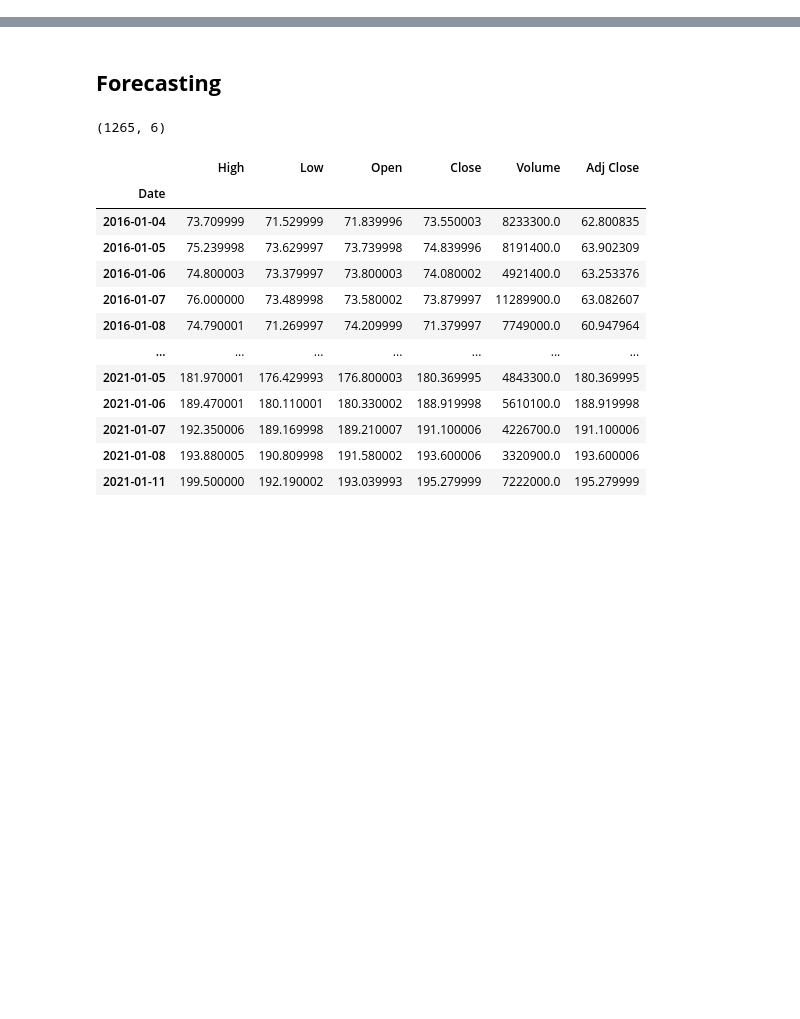
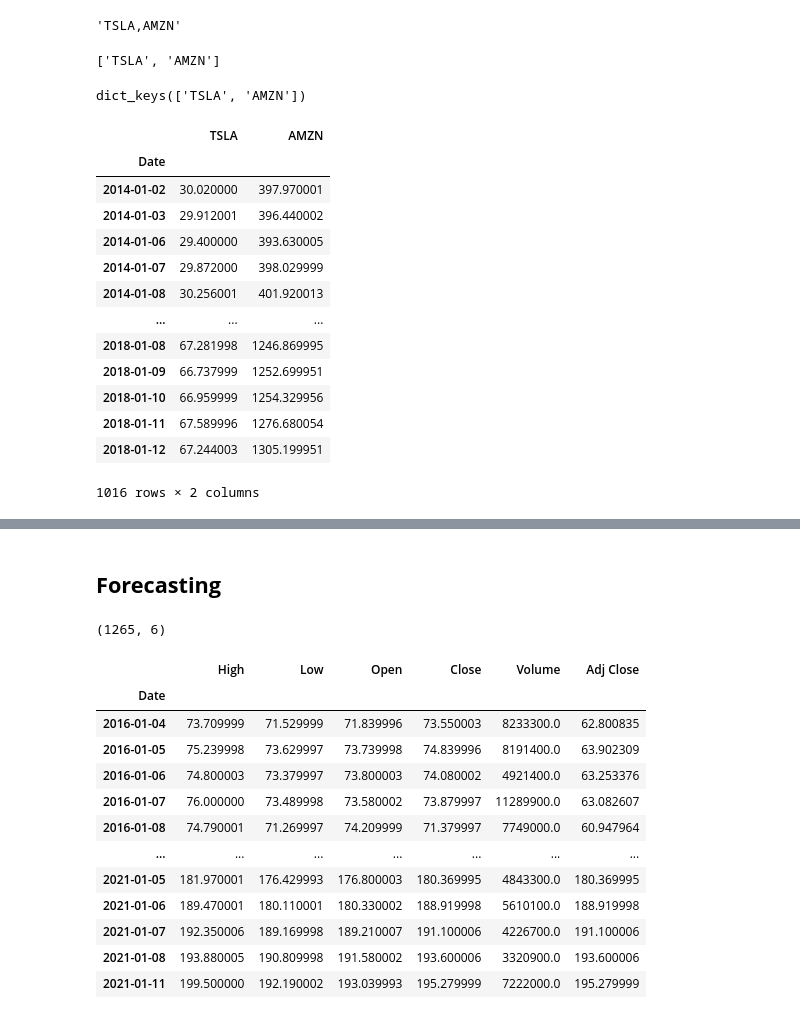
Before and after one commit to davidrtorres/Model-5-Stock-Price-Forecasting, a Jupyter notebook: LSTM_Capstone_1-19-21.ipynb, the cells around one changed output, grey strips where cells are left out. Cells and saved outputs as stored; diff of their text form; code cells hidden in the pictures; blank space fills up the shorter version.

```diff
--- a/LSTM_Capstone_1-19-21.ipynb
+++ b/LSTM_Capstone_1-19-21.ipynb
@@ -26,3 +65,40 @@ Using Theano backend.
+# %%
+value='TSLA,AMZN'
+value
+# %% [output]
+'TSLA,AMZN'
+# %%
+symbols = value.split(',')
+symbols
+# %% [output]
+['TSLA', 'AMZN']
+# %%
+my_dict = {}
+start= '2014-1-1'
+end = '2018-1-12'
+for sym in symbols:
+    my_dict[sym] = web.get_data_yahoo(sym,start, end)['Adj Close']
+# %%
+my_dict.keys()
+# %% [output]
+dict_keys(['TSLA', 'AMZN'])
+# %%
+pd.concat(my_dict, axis=1)
+# %% [output]
+|  | TSLA | AMZN |
+| Date |  |  |
+| 2014-01-02 | 30.020000 | 397.970001 |
+| 2014-01-03 | 29.912001 | 396.440002 |
+| 2014-01-06 | 29.400000 | 393.630005 |
+| 2014-01-07 | 29.872000 | 398.029999 |
+| 2014-01-08 | 30.256001 | 401.920013 |
+| ... | ... | ... |
+| 2018-01-08 | 67.281998 | 1246.869995 |
+| 2018-01-09 | 66.737999 | 1252.699951 |
+| 2018-01-10 | 66.959999 | 1254.329956 |
+| 2018-01-11 | 67.589996 | 1276.680054 |
+| 2018-01-12 | 67.244003 | 1305.199951 |
+1016 rows × 2 columns
 # %%
 import dash
 
```
Also changed, not shown: parts of 21 cells of this notebook, 1 other file.
